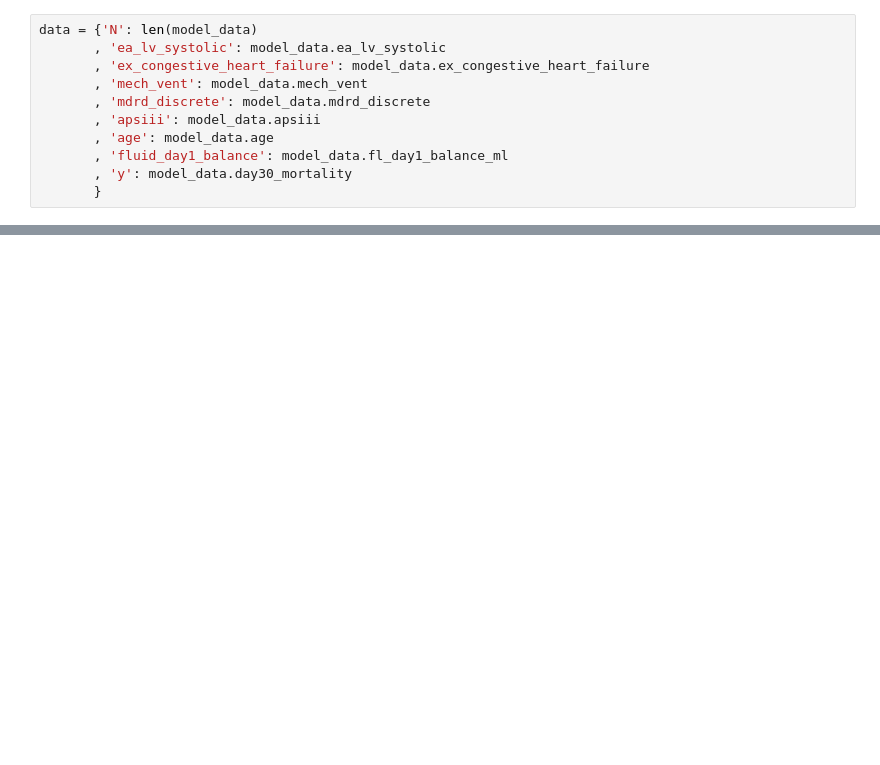
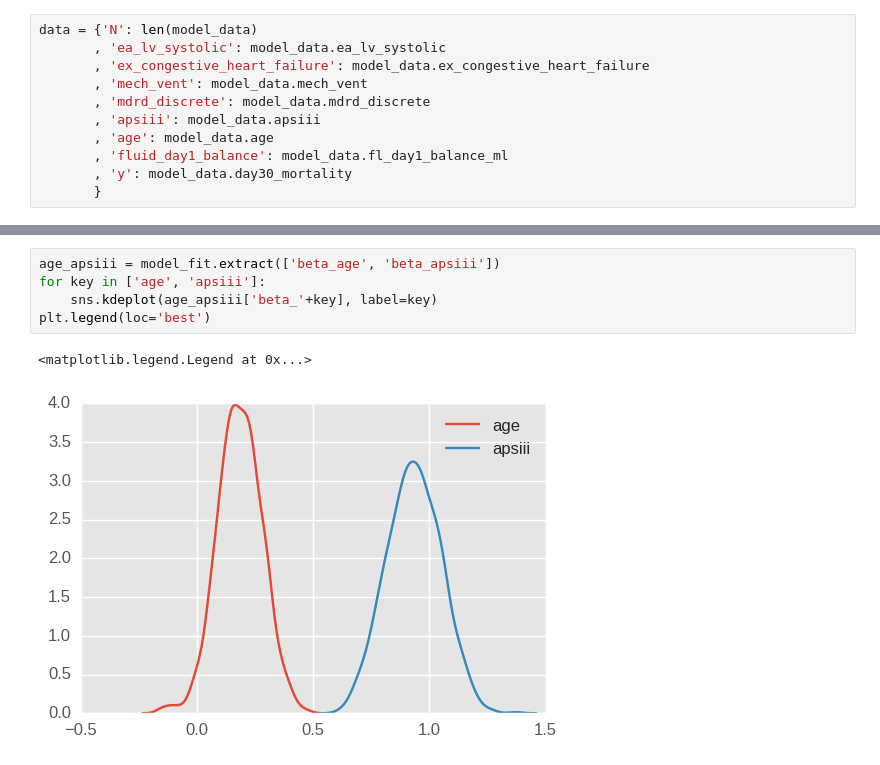
Before and after one commit to yhtgrace/echo, a Jupyter notebook: notebooks/161213_modeling_TB.ipynb, the cells around one changed output, grey strips where cells are left out. Cells and saved outputs as stored; diff of their text form; blank space fills up the shorter version.

```diff
--- a/notebooks/161213_modeling_TB.ipynb
+++ b/notebooks/161213_modeling_TB.ipynb
@@ -214,3 +240,11 @@ Samples were drawn using NUTS(diag_e) at Wed Dec 14 01:03:50 2016.
 For each parameter, n_eff is a crude measure of effective sample size,
 and Rhat is the potential scale reduction factor on split chains (at
 convergence, Rhat=1).
+# %%
+age_apsiii = model_fit.extract(['beta_age', 'beta_apsiii'])
+for key in ['age', 'apsiii']:
+    sns.kdeplot(age_apsiii['beta_'+key], label=key)
+plt.legend(loc='best')
+# %% [output]
+<matplotlib.legend.Legend at 0x...>
+[figure, added]
```
Also changed, not shown: parts of 127 cells of this notebook.
